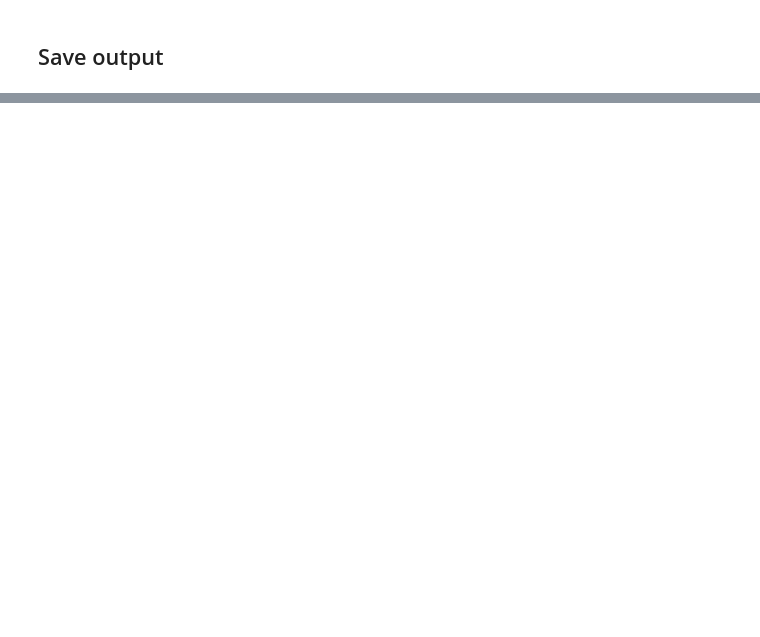
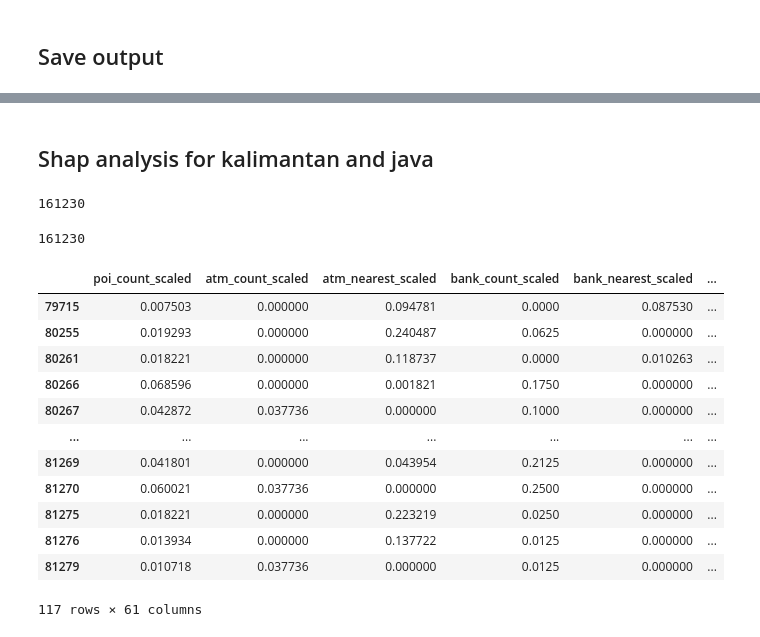
Before and after one commit to thinkingmachines/unicef-ai4d-poverty-mapping, a Jupyter notebook: notebooks/2023-02-21-cross-country-rollouts/id/3_id_rollout_model.ipynb, the cells around one changed output, grey strips where cells are left out. Drawn from its saved outputs; the diff is of its cells as text; code cells hidden in the pictures; blank space fills up the shorter version.

```diff
--- a/notebooks/2023-02-21-cross-country-rollouts/id/3_id_rollout_model.ipynb
+++ b/notebooks/2023-02-21-cross-country-rollouts/id/3_id_rollout_model.ipynb
@@ -341,0 +359,2 @@ Wall time: 41.3 s
+# %% [markdown]
+## Shap analysis for kalimantan and java
@@ -341,0 +364,26 @@ Wall time: 41.3 s
+# %%
+jakarta_mask = rollout_aoi['shapeName'].str.contains('Jakarta')
+len(jakarta_mask)
+# %% [output]
+161230
+# %%
+len(features)
+# %% [output]
+161230
+# %%
+jakarta_features = features[jakarta_mask]
+jakarta_features
+# %% [output]
+|  | poi_count_scaled | atm_count_scaled | atm_nearest_scaled | bank_count_scaled | bank_nearest_scaled | ... |
+| 79715 | 0.007503 | 0.000000 | 0.094781 | 0.0000 | 0.087530 | ... |
+| 80255 | 0.019293 | 0.000000 | 0.240487 | 0.0625 | 0.000000 | ... |
+| 80261 | 0.018221 | 0.000000 | 0.118737 | 0.0000 | 0.010263 | ... |
+| 80266 | 0.068596 | 0.000000 | 0.001821 | 0.1750 | 0.000000 | ... |
+| 80267 | 0.042872 | 0.037736 | 0.000000 | 0.1000 | 0.000000 | ... |
+| ... | ... | ... | ... | ... | ... | ... |
+| 81269 | 0.041801 | 0.000000 | 0.043954 | 0.2125 | 0.000000 | ... |
+| 81270 | 0.060021 | 0.037736 | 0.000000 | 0.2500 | 0.000000 | ... |
+| 81275 | 0.018221 | 0.000000 | 0.223219 | 0.0250 | 0.000000 | ... |
+| 81276 | 0.013934 | 0.000000 | 0.137722 | 0.0125 | 0.000000 | ... |
+| 81279 | 0.010718 | 0.037736 | 0.000000 | 0.0125 | 0.000000 | ... |
+117 rows × 61 columns
```
Also changed, not shown: parts of 25 cells of this notebook.
